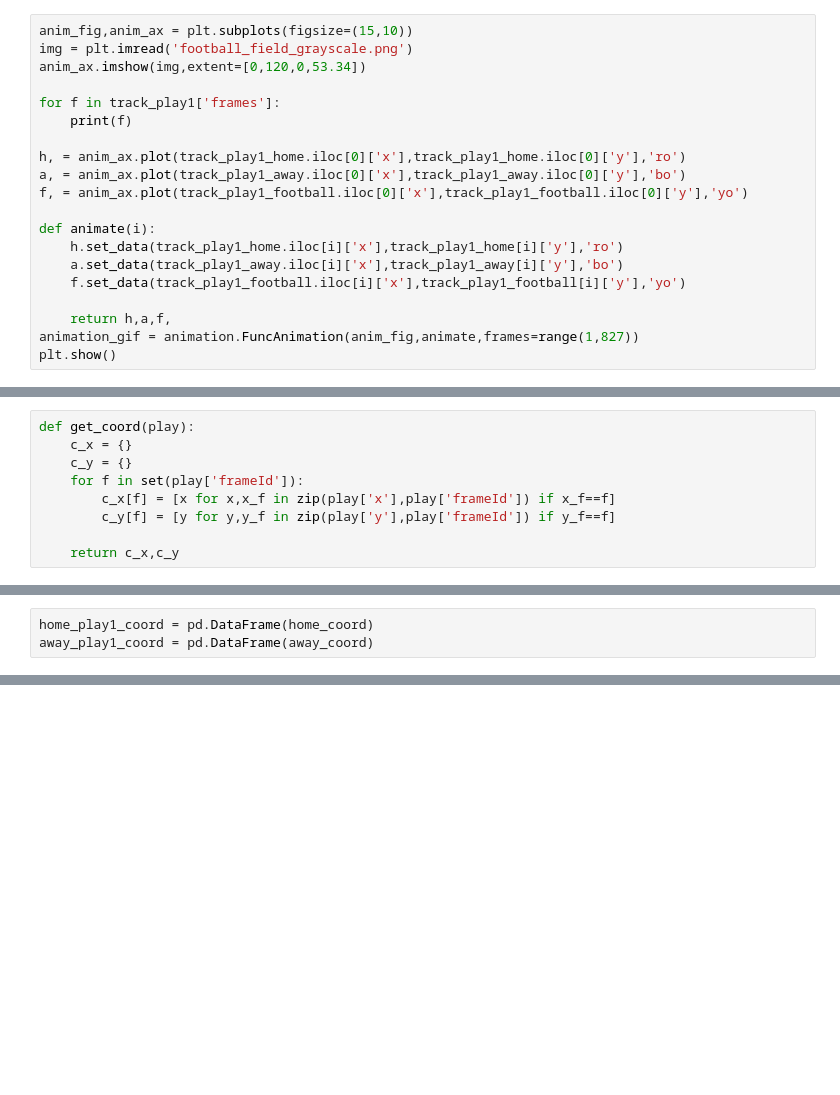
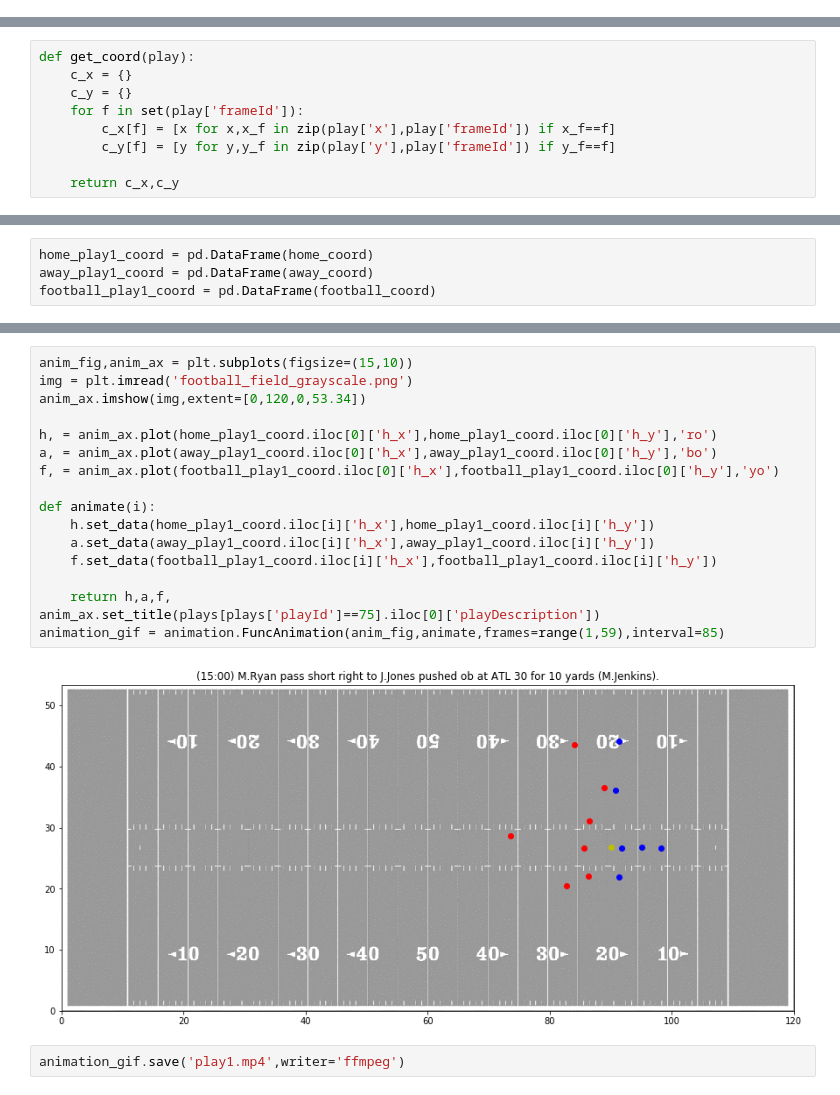
Before and after one commit to sidthakur08/nfl-big-data-bowl-2021, a Jupyter notebook: explore.ipynb, the cells around one changed output, grey strips where cells are left out. Cells and saved outputs as stored; diff of their text form; blank space fills up the shorter version.

Commit message:
updated with animation for play1

```diff
--- a/explore.ipynb
+++ b/explore.ipynb
@@ -314,23 +356,3 @@ def animate(i):
 
 animationhi = animation.FuncAnimation(fig, animate, frames = range(11641, 13801), interval = 40)
 plt.show()
-# %%
-anim_fig,anim_ax = plt.subplots(figsize=(15,10))
-img = plt.imread('football_field_grayscale.png')
-anim_ax.imshow(img,extent=[0,120,0,53.34])
-
-for f in track_play1['frames']:
-    print(f)
-
-h, = anim_ax.plot(track_play1_home.iloc[0]['x'],track_play1_home.iloc[0]['y'],'ro')
-a, = anim_ax.plot(track_play1_away.iloc[0]['x'],track_play1_away.iloc[0]['y'],'bo')
-f, = anim_ax.plot(track_play1_football.iloc[0]['x'],track_play1_football.iloc[0]['y'],'yo')
-
-def animate(i):
-    h.set_data(track_play1_home.iloc[i]['x'],track_play1_home[i]['y'],'ro')
-    a.set_data(track_play1_away.iloc[i]['x'],track_play1_away[i]['y'],'bo')
-    f.set_data(track_play1_football.iloc[i]['x'],track_play1_football[i]['y'],'yo')
-
-    return h,a,f,
-animation_gif = animation.FuncAnimation(anim_fig,animate,frames=range(1,827))
-plt.show()
@@ -393,3 +416,4 @@ football_coord['h_x'],football_coord['h_y'] = get_coord(track_play1_football)
 # %%
 home_play1_coord = pd.DataFrame(home_coord)
 away_play1_coord = pd.DataFrame(away_coord)
+football_play1_coord = pd.DataFrame(football_coord)
@@ -395,0 +480,21 @@ away_play1_coord = pd.DataFrame(away_coord)
+# %%
+anim_fig,anim_ax = plt.subplots(figsize=(15,10))
+img = plt.imread('football_field_grayscale.png')
+anim_ax.imshow(img,extent=[0,120,0,53.34])
+
+h, = anim_ax.plot(home_play1_coord.iloc[0]['h_x'],home_play1_coord.iloc[0]['h_y'],'ro')
+a, = anim_ax.plot(away_play1_coord.iloc[0]['h_x'],away_play1_coord.iloc[0]['h_y'],'bo')
+f, = anim_ax.plot(football_play1_coord.iloc[0]['h_x'],football_play1_coord.iloc[0]['h_y'],'yo')
+
+def animate(i):
+    h.set_data(home_play1_coord.iloc[i]['h_x'],home_play1_coord.iloc[i]['h_y'])
+    a.set_data(away_play1_coord.iloc[i]['h_x'],away_play1_coord.iloc[i]['h_y'])
+    f.set_data(football_play1_coord.iloc[i]['h_x'],football_play1_coord.iloc[i]['h_y'])
+
+    return h,a,f,
+anim_ax.set_title(plays[plays['playId']==75].iloc[0]['playDescription'])
+animation_gif = animation.FuncAnimation(anim_fig,animate,frames=range(1,59),interval=85)
+# %% [output]
+[figure, added]
+# %%
+animation_gif.save('play1.mp4',writer='ffmpeg')
```
Also changed, not shown: parts of 10 cells of this notebook, 1 other file.
